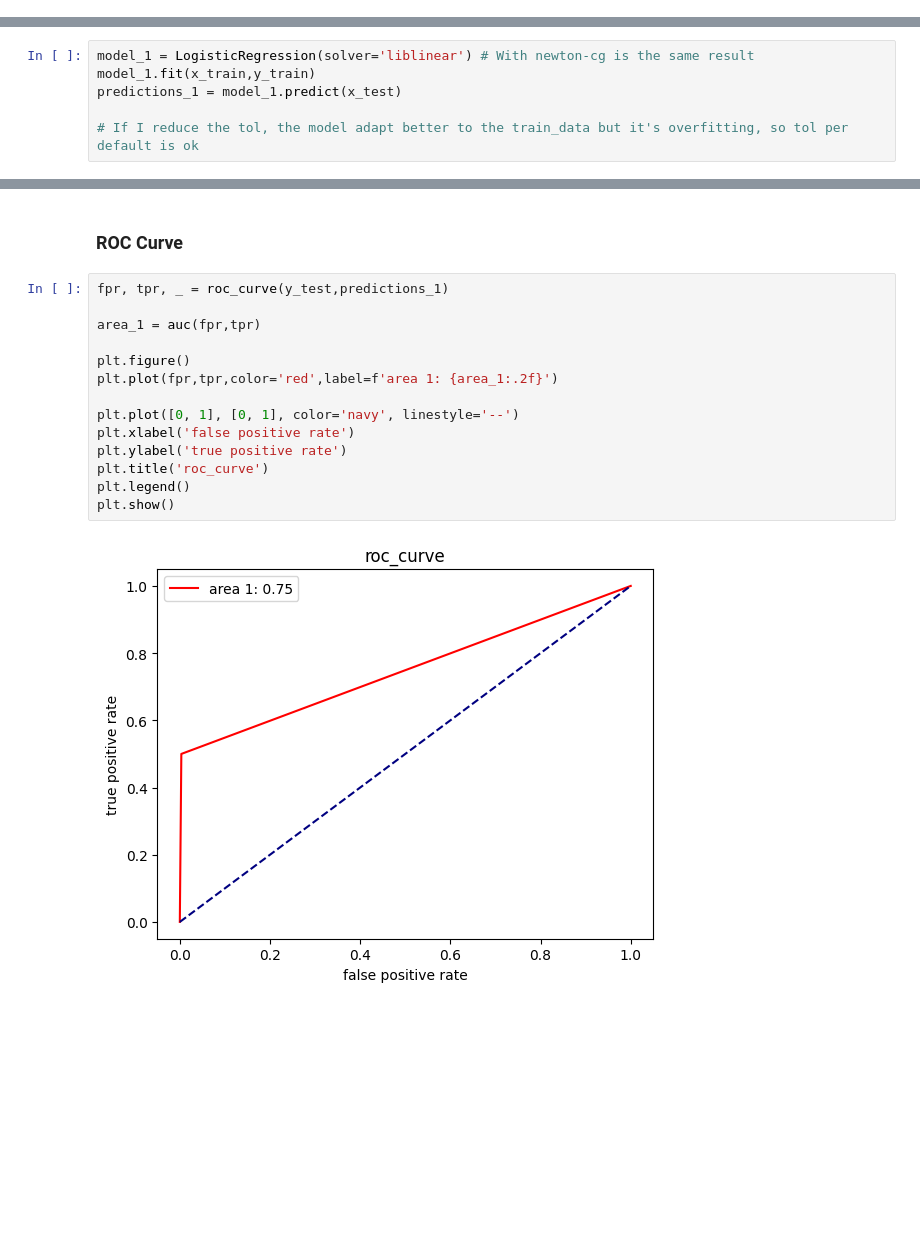
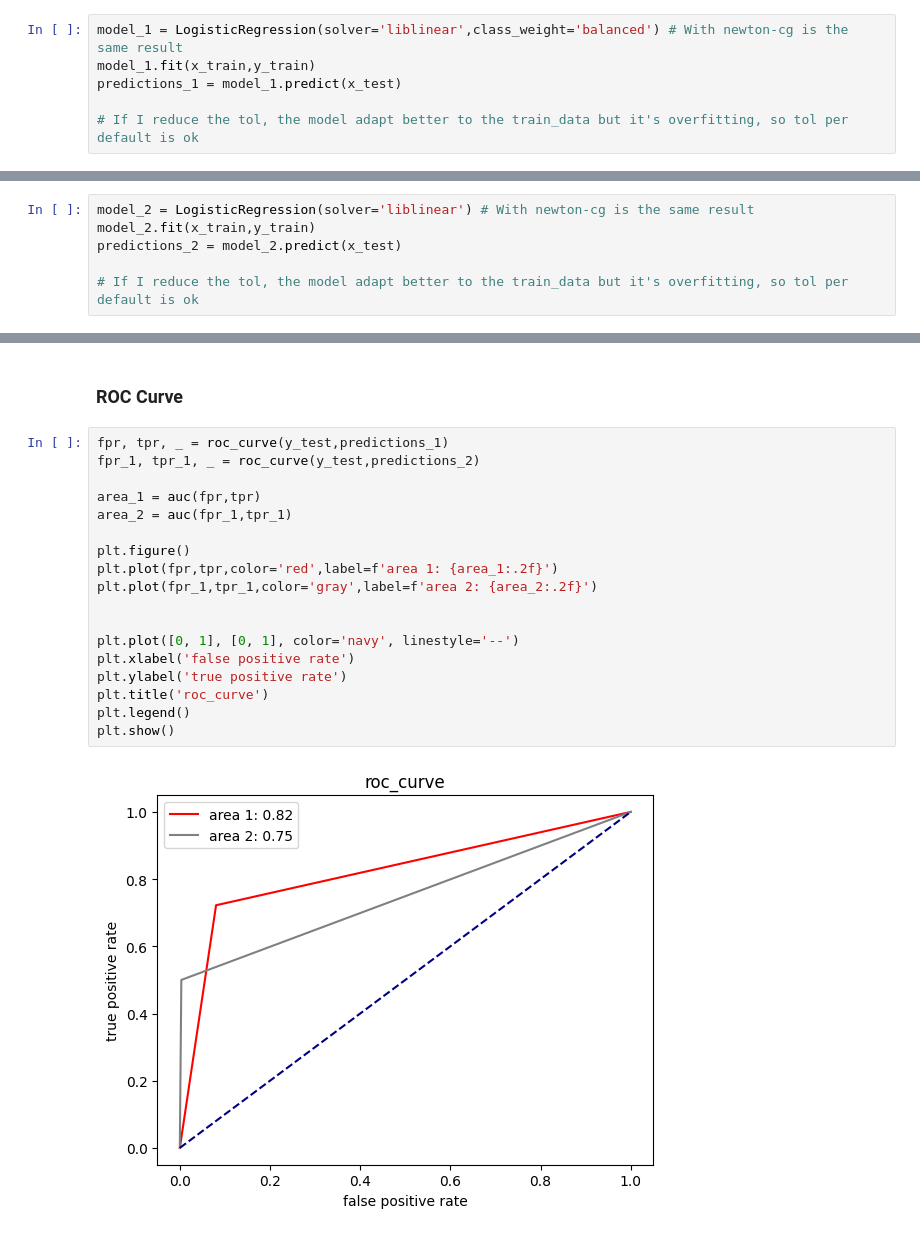
Before and after one commit to haroldeustaquio/Machine-Learning, a Jupyter notebook: Logistic-Regression/Heart-Disease-Prediction/testing.ipynb, the cells around one changed output, grey strips where cells are left out. Saved outputs shown, nothing was run; the diff lists cells and outputs as text; blank space fills up the shorter version.

Commit message:
75%: Try filling in missing data

```diff
--- a/Logistic-Regression/Heart-Disease-Prediction/testing.ipynb
+++ b/Logistic-Regression/Heart-Disease-Prediction/testing.ipynb
@@ -60,0 +71,6 @@ x_train, x_test, y_train, y_test = train_test_split(df.drop(columns='diabetes'),
+# %%
+model_1 = LogisticRegression(solver='liblinear',class_weight='balanced') # With newton-cg is the same result
+model_1.fit(x_train,y_train)
+predictions_1 = model_1.predict(x_test)
+
+# If I reduce the tol, the model adapt better to the train_data but it's overfitting, so tol per default is ok
@@ -61,8 +94,8 @@ x_train, x_test, y_train, y_test = train_test_split(df.drop(columns='diabetes'),
 # %% [markdown]
 ### Liblinear model
 # %%
-model_1 = LogisticRegression(solver='liblinear') # With newton-cg is the same result
-model_1.fit(x_train,y_train)
-predictions_1 = model_1.predict(x_test)
+model_2 = LogisticRegression(solver='liblinear') # With newton-cg is the same result
+model_2.fit(x_train,y_train)
+predictions_2 = model_2.predict(x_test)
 
 # If I reduce the tol, the model adapt better to the train_data but it's overfitting, so tol per default is ok
@@ -88,17 +122,21 @@ array([[893,   3],
 ### ROC Curve
 # %%
 fpr, tpr, _ = roc_curve(y_test,predictions_1)
+fpr_1, tpr_1, _ = roc_curve(y_test,predictions_2)
 
 area_1 = auc(fpr,tpr)
+area_2 = auc(fpr_1,tpr_1)
 
 plt.figure()
 plt.plot(fpr,tpr,color='red',label=f'area 1: {area_1:.2f}')
+plt.plot(fpr_1,tpr_1,color='gray',label=f'area 2: {area_2:.2f}')
+
 
 plt.plot([0, 1], [0, 1], color='navy', linestyle='--')
 plt.xlabel('false positive rate')
 plt.ylabel('true positive rate')
 plt.title('roc_curve')
 plt.legend()
 plt.show()
 # %% [output]
-[figure, old version]
+[figure, new version]
```
Also changed, not shown: parts of 9 cells of this notebook.
